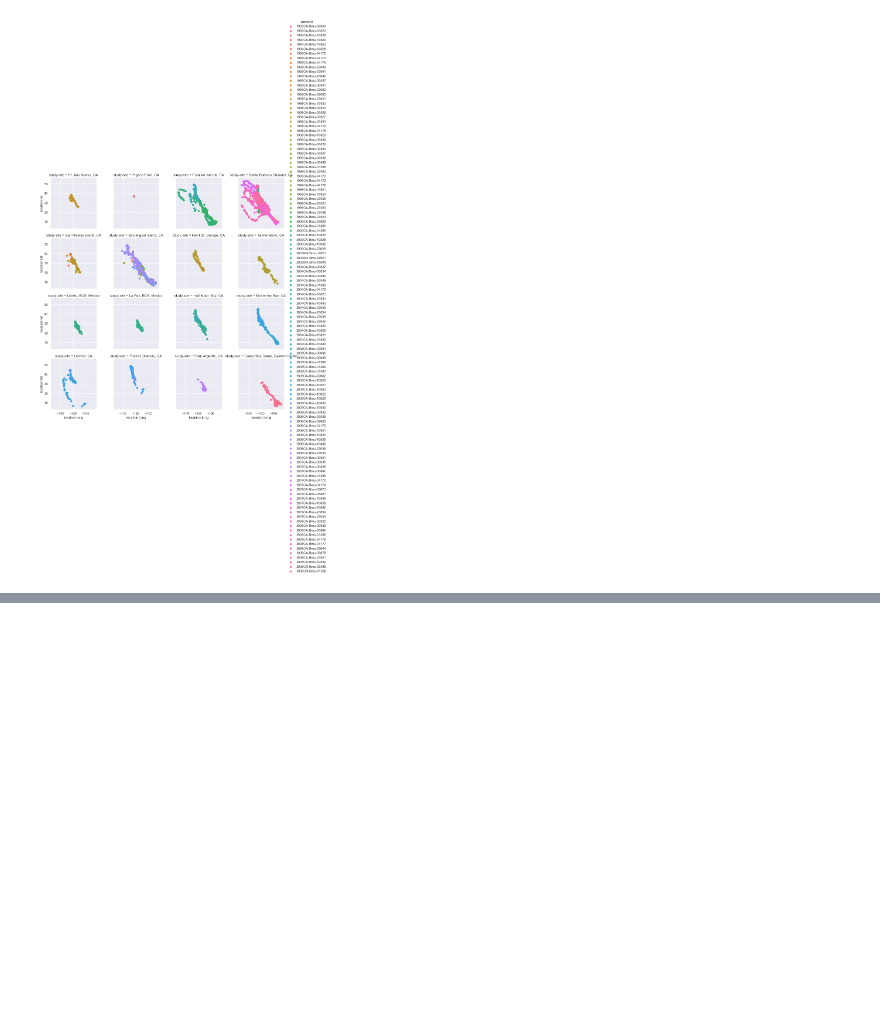
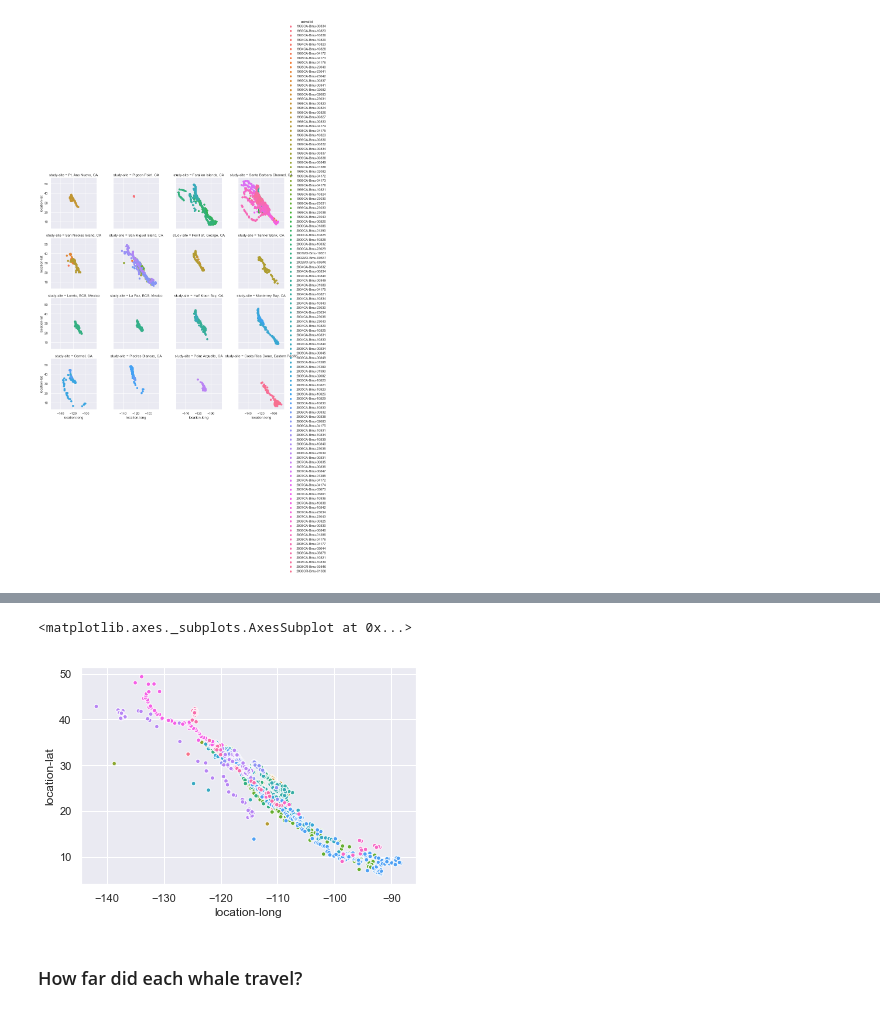
Before and after one commit to gigglypear/movebank_explore, a Jupyter notebook: code/Movebank Data Analysis Attempt.ipynb, the cells around one changed output, grey strips where cells are left out. Saved outputs shown, nothing was run; the diff lists cells and outputs as text; code cells hidden in the pictures; blank space fills up the shorter version.

```diff
--- a/code/Movebank Data Analysis Attempt.ipynb
+++ b/code/Movebank Data Analysis Attempt.ipynb
@@ -436,0 +442,8 @@ ss_grid.map(plt.scatter, "location-long", "location-lat").add_legend()
+# %%
+sml_whale = whale_clean.loc[lambda whale_clean: whale_clean['study-site'] == 'San Miguel Island, CA']
+sns.scatterplot( x='location-long', y='location-lat', hue='animal-id',data=sml_whale, legend=False, size = 0)
+# %% [output]
+<matplotlib.axes._subplots.AxesSubplot at 0x...>
+[figure, added]
+# %% [markdown]
+### How far did each whale travel?
```
Also changed, not shown: parts of 6 cells of this notebook.
